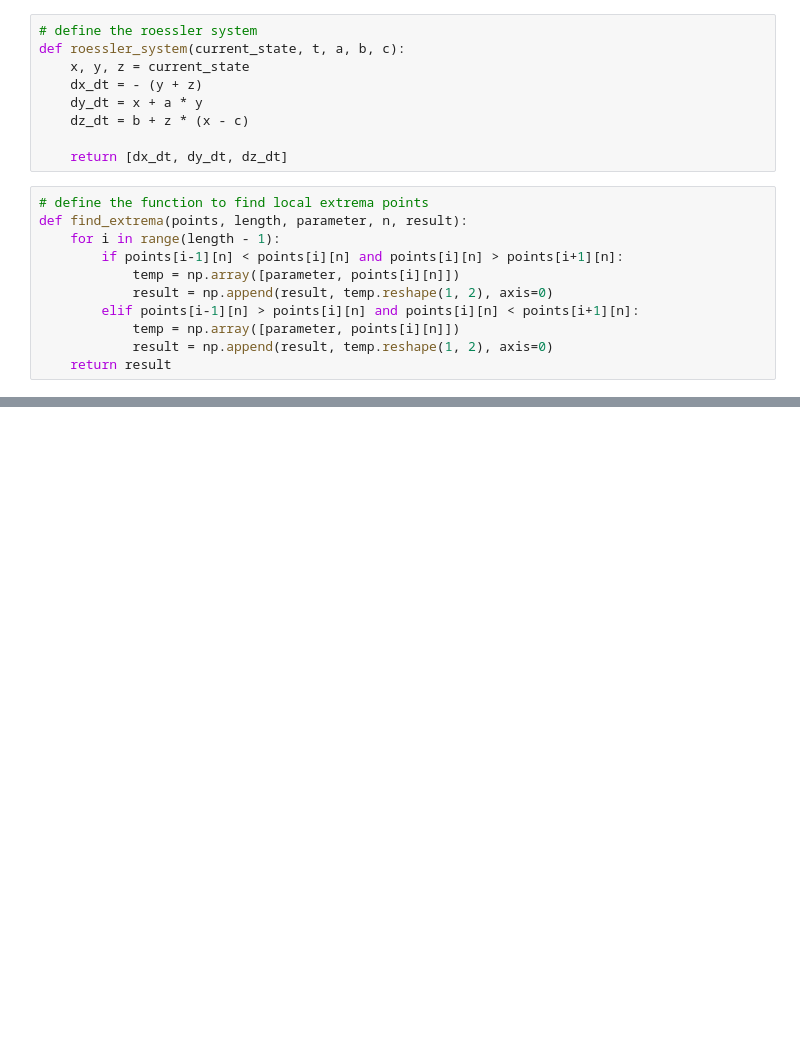
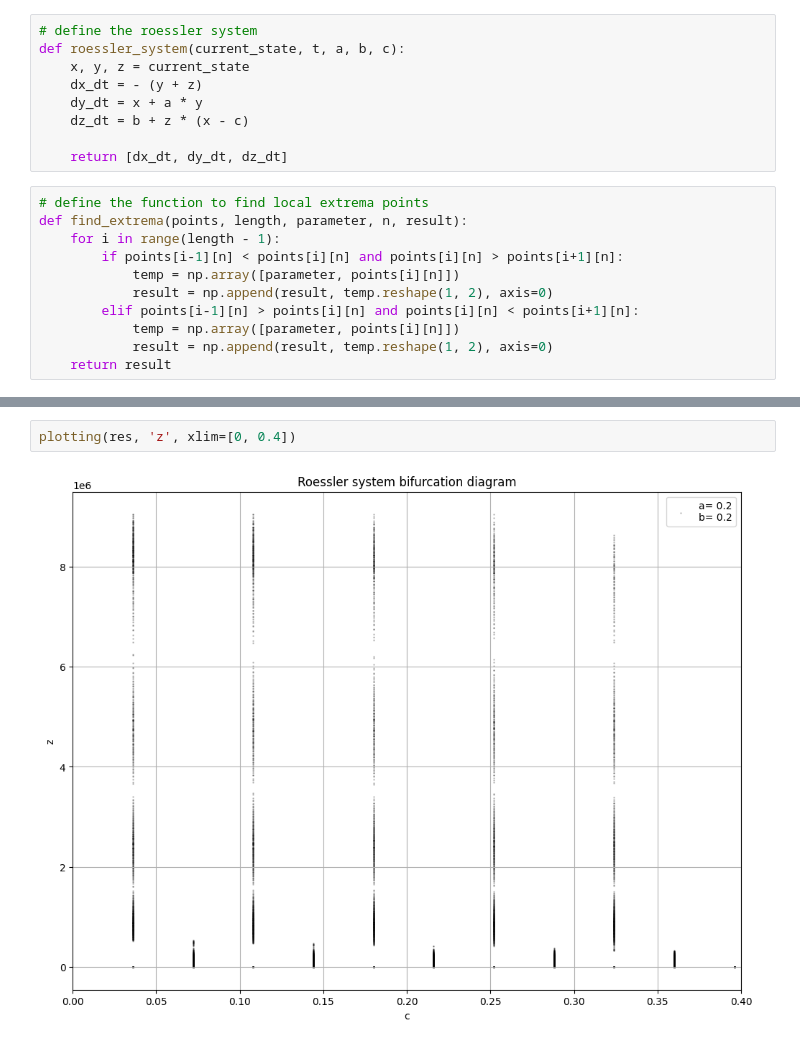
Before and after one commit to fosjr/Synergetics, a Jupyter notebook: Roessler/BifurcationDiagram_Roessler.ipynb, the cells around one changed output, grey strips where cells are left out. Drawn from its saved outputs; the diff is of its cells as text; blank space fills up the shorter version.

```diff
--- a/Roessler/BifurcationDiagram_Roessler.ipynb
+++ b/Roessler/BifurcationDiagram_Roessler.ipynb
@@ -92,0 +99,4 @@ plotting(res, 'z')
+# %%
+plotting(res, 'z', xlim=[0, 0.4])
+# %% [output]
+[figure, added]
```
Also changed, not shown: parts of 10 cells of this notebook.
